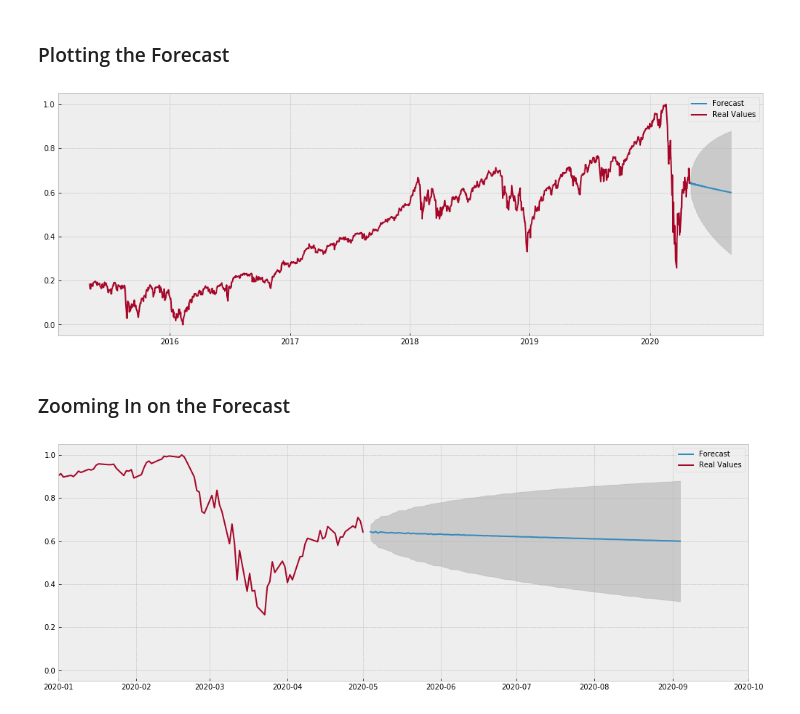
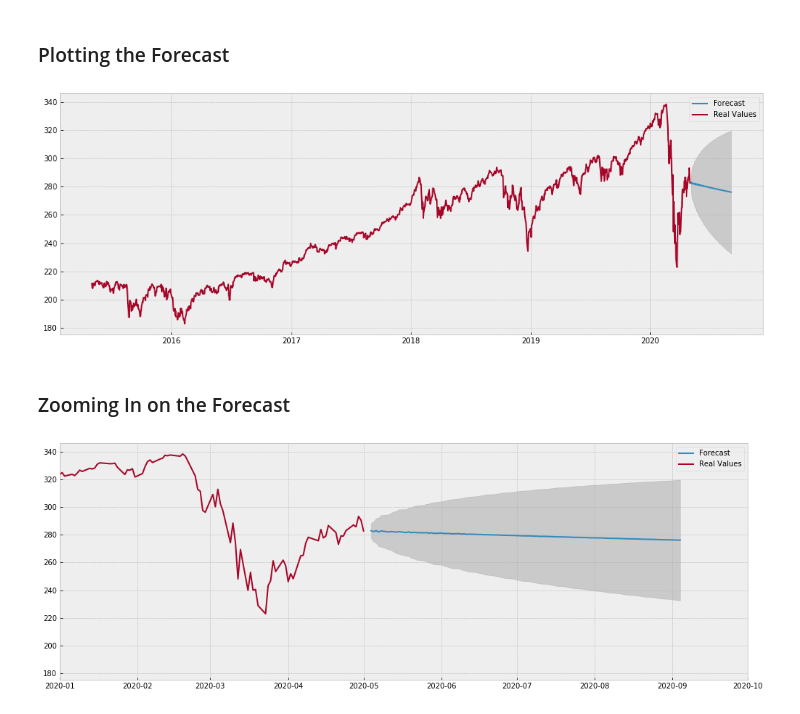
Before and after one commit to marcosan93/Price-Forecaster, a Jupyter notebook: ARMA-Stock-Model.ipynb, the cells around one changed output. Drawn from its saved outputs; the diff is of its cells as text; code cells hidden in the pictures.

Commit message:
unscaled forecasted prices

```diff
--- a/ARMA-Stock-Model.ipynb
+++ b/ARMA-Stock-Model.ipynb
@@ -55,6 +77,7 @@ df.dropna(inplace=True)
 # %%
 scaler = MinMaxScaler()
 
-df = pd.DataFrame(scaler.fit_transform(df),
+# Scaling and Dropping other columns besides Close
+df = pd.DataFrame(scaler.fit_transform(df[['Close']]),
                   index=df.index,
-                  columns=df.columns)
+                  columns=df[['Close']].columns)
@@ -63,5 +84,3 @@ df = pd.DataFrame(scaler.fit_transform(df),
-# %%
-df = df[['Close']]
 # %% [markdown]
 ## Visualizing the Data
 # %%
@@ -276,31 +292,40 @@ periods = 90
 
 # Getting Forecast and Confidence Intervals
 forecast = output.forecast(periods)
-fc       = forecast[0]
+fc       = forecast[0].reshape(-1,1)
 conf     = forecast[-1]
 
 # Putting the Data into a Pandas Series
-fc_series = pd.Series(fc, index=pd.date_range(start=df.index[-1]+timedelta(days=1), periods=periods, freq="B"))
-up_conf   = pd.Series(conf[:, 0], index=pd.date_range(start=df.index[-1]+timedelta(days=1), periods=periods, freq="B"))
-low_conf  = pd.Series(conf[:, 1], index=pd.date_range(start=df.index[-1]+timedelta(days=1), periods=periods, freq="B"))
+fc_series = pd.DataFrame(scaler.inverse_transform(fc),
+                         index=pd.date_range(start=df.index[-1]+timedelta(days=1), periods=periods, freq="B"))
+
+up_conf   = pd.DataFrame(scaler.inverse_transform(conf[:, 0].reshape(-1,1)),
+                         index=pd.date_range(start=df.index[-1]+timedelta(days=1), periods=periods, freq="B"))
+
+low_conf  = pd.DataFrame(scaler.inverse_transform(conf[:, 1].reshape(-1,1)),
+                         index=pd.date_range(start=df.index[-1]+timedelta(days=1), periods=periods, freq="B"))
+
+# Unscaling the DF
+df = pd.DataFrame(scaler.inverse_transform(df).reshape(1,-1)[0],
+                  index=df.index)
 # %% [markdown]
 ### Plotting the Forecast
 # %%
 plt.figure(figsize=(17,6))
 
 # Forecast plot
 plt.plot(fc_series, label='Forecast')
 # Confidence Interval shaded
-plt.fill_between(low_conf.index, low_conf, up_conf, color='k', alpha=.15)
+plt.fill_between(low_conf.index, low_conf[0], up_conf[0], color='k', alpha=.15)
 
 # Plotting the Real Values
 plt.plot(df, label="Real Values")
 
 # Plotting
 plt.legend()
 plt.show()
 # %% [output]
-[figure, old version]
+[figure, new version]
 # %% [markdown]
 ### Zooming In on the Forecast
 # %%
@@ -309,7 +334,7 @@ plt.figure(figsize=(17,6))
 # Forecast plot
 plt.plot(fc_series, label='Forecast')
 # Confidence Interval shaded
-plt.fill_between(low_conf.index, low_conf, up_conf, color='k', alpha=.15)
+plt.fill_between(low_conf.index, low_conf[0], up_conf[0], color='k', alpha=.15)
 
 # Plotting the Real Values
 plt.plot(df, label="Real Values")
@@ -321,4 +346,4 @@ plt.xlim("2020", "2020-10")
 plt.legend()
 plt.show()
 # %% [output]
-[figure, old version]
+[figure, new version]
```
Also changed, not shown: parts of 4 cells of this notebook.
